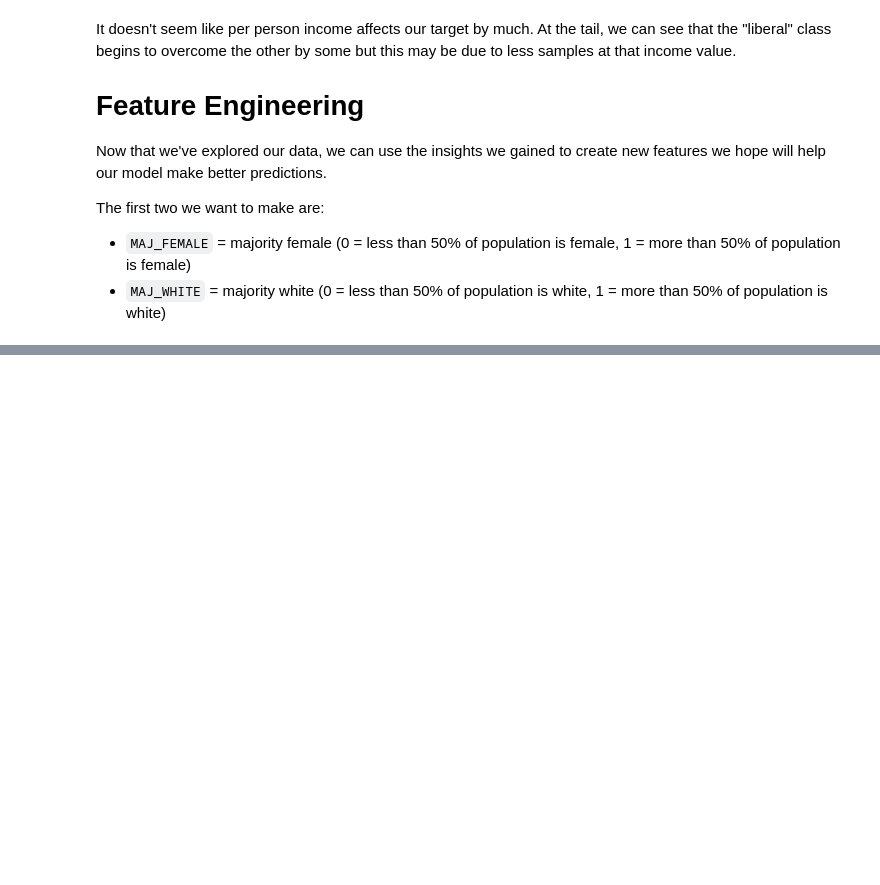
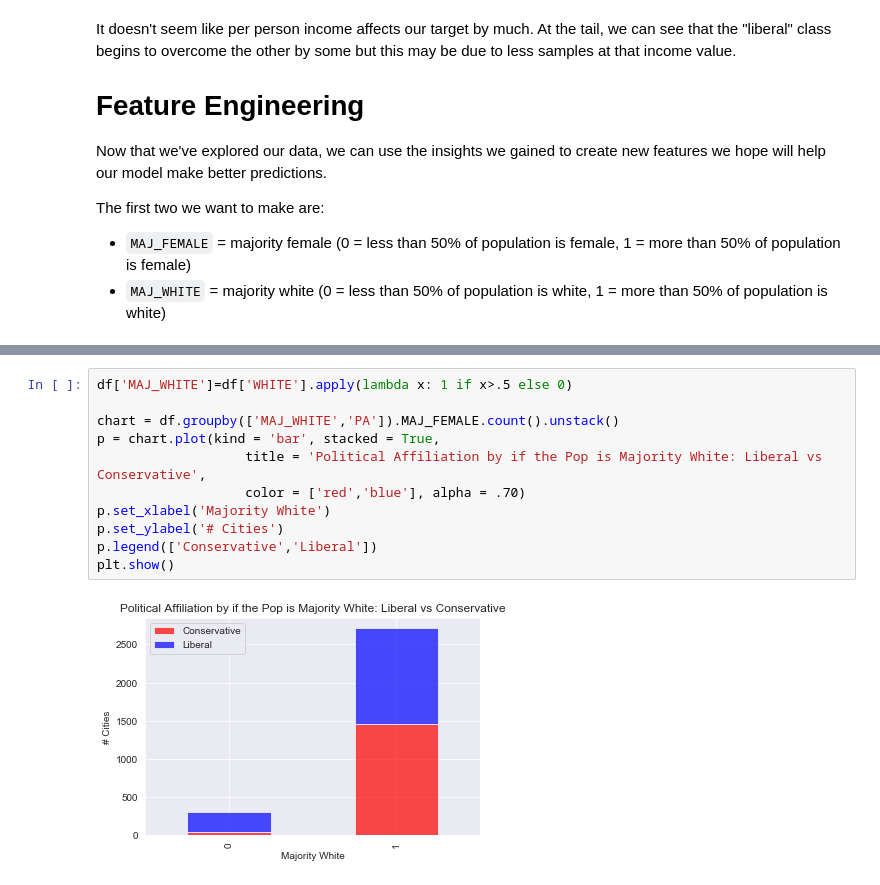
Before and after one commit to CaryMosley/PoliticalAffiliation, a Jupyter notebook: EDA and Feature Engineering.ipynb, the cells around one changed output, grey strips where cells are left out. Cells and saved outputs as stored; diff of their text form; blank space fills up the shorter version.

```diff
--- a/EDA and Feature Engineering.ipynb
+++ b/EDA and Feature Engineering.ipynb
@@ -541,0 +552,13 @@ df['MAJ_WHITE']=df['WHITE'].apply(lambda x: 1 if x>.5 else 0)
+# %%
+df['MAJ_WHITE']=df['WHITE'].apply(lambda x: 1 if x>.5 else 0)
+
+chart = df.groupby(['MAJ_WHITE','PA']).MAJ_FEMALE.count().unstack()
+p = chart.plot(kind = 'bar', stacked = True,
+                   title = 'Political Affiliation by if the Pop is Majority White: Liberal vs Conservative',
+                   color = ['red','blue'], alpha = .70)
+p.set_xlabel('Majority White')
+p.set_ylabel('# Cities')
+p.legend(['Conservative','Liberal'])
+plt.show()
+# %% [output]
+[figure, added]
```
Also changed, not shown: parts of 7 cells of this notebook, 1 other file.
